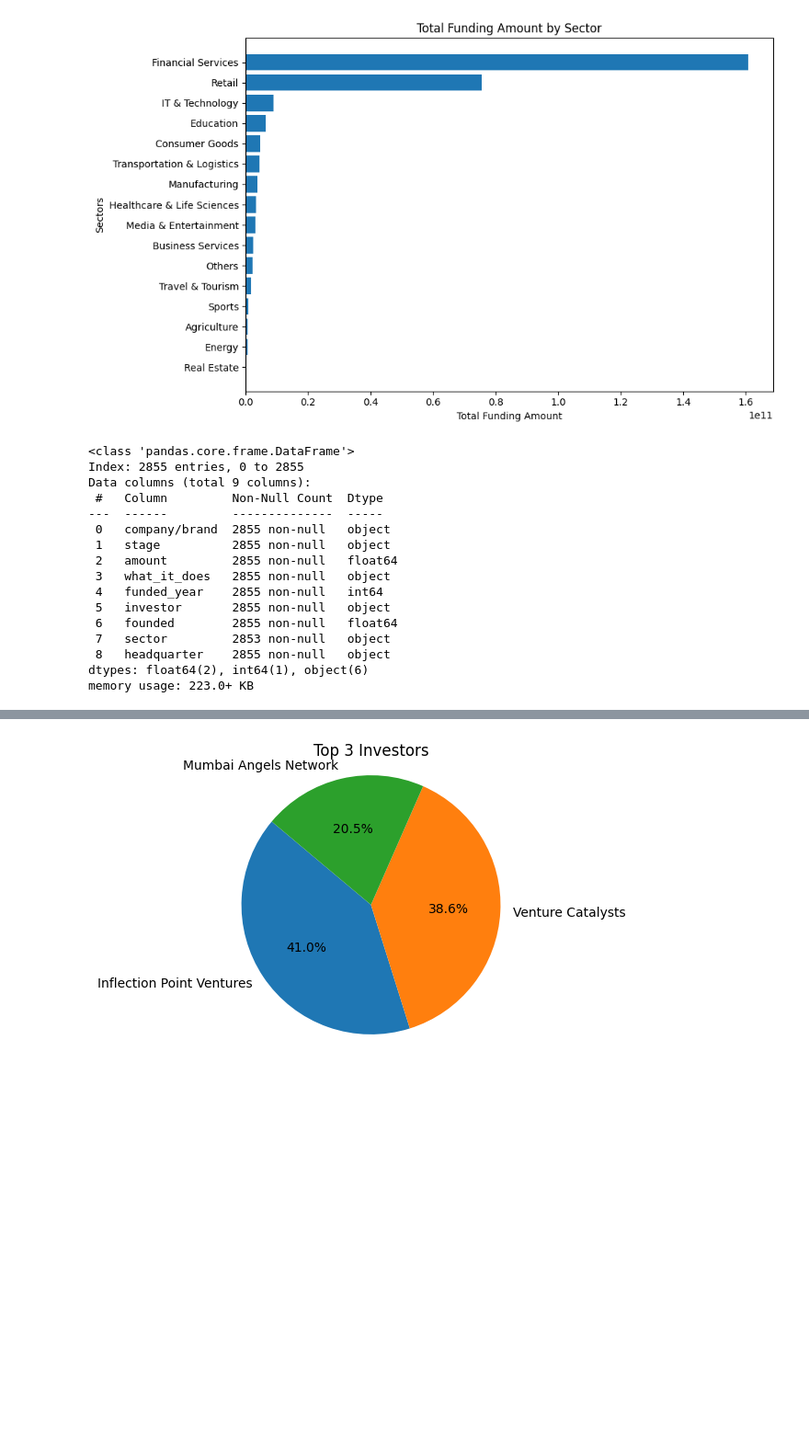
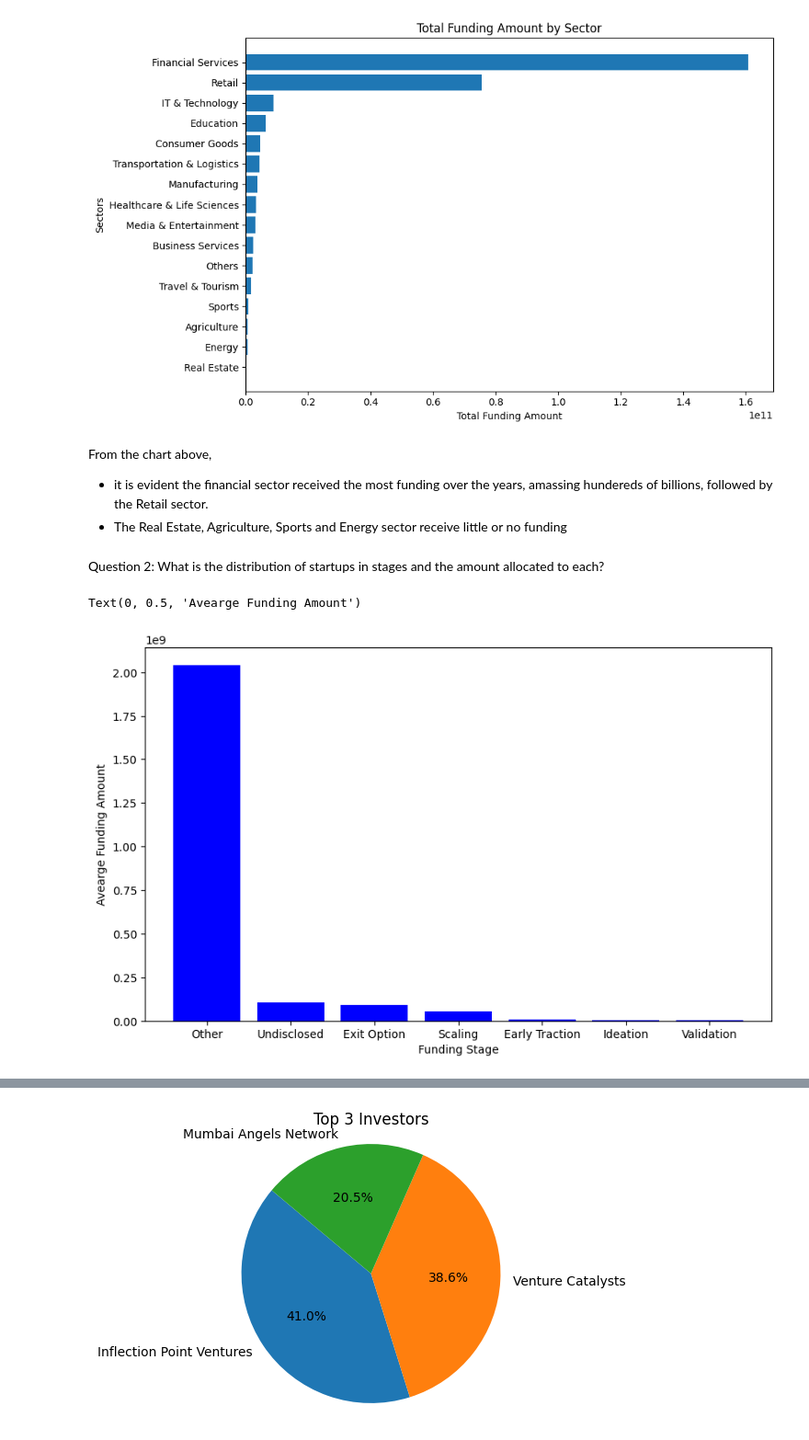
Before and after one commit to Azubi-Team-Selenium/Indian_Start_Up_Analysis, a Jupyter notebook: start_up_analysis.ipynb, the cells around one changed output, grey strips where cells are left out. Shown at 92% size. Drawn from its saved outputs; the diff is of its cells as text; code cells hidden in the pictures; blank space fills up the shorter version.

```diff
--- a/start_up_analysis.ipynb
+++ b/start_up_analysis.ipynb
@@ -3119,19 +3117,17 @@ fig = px.treemap(df, path=['headquarter'], values='amount', title='Distribution
-# %%
-df.info()
-# %% [output]
-<class 'pandas.core.frame.DataFrame'>
-Index: 2855 entries, 0 to 2855
-Data columns (total 9 columns):
- #   Column         Non-Null Count  Dtype
----  ------         --------------  -----
- 0   company/brand  2855 non-null   object
- 1   stage          2855 non-null   object
- 2   amount         2855 non-null   float64
- 3   what_it_does   2855 non-null   object
- 4   funded_year    2855 non-null   int64
- 5   investor       2855 non-null   object
- 6   founded        2855 non-null   float64
- 7   sector         2853 non-null   object
- 8   headquarter    2855 non-null   object
-dtypes: float64(2), int64(1), object(6)
-memory usage: 223.0+ KB
+# %% [markdown]
+From the chart above,
+* it is evident the financial sector received the most funding over the years, amassing hundereds of billions, followed by the Retail sector.
+* The Real Estate, Agriculture, Sports and Energy sector receive little or no funding
+# %% [markdown]
+Question 2: What is the distribution of startups in stages and the amount allocated to each?
+# %%
+funding_by_stage =df.groupby('stage')[['amount']].mean().sort_values('amount', ascending=False)
+
+# Visualize results
+plt.figure(figsize=(10, 6))
+plt.bar(funding_by_stage.index, funding_by_stage['amount'], color='blue')
+plt.xlabel('Funding Stage')
+plt.ylabel('Avearge Funding Amount')
+# %% [output]
+Text(0, 0.5, 'Avearge Funding Amount')
+[figure, added]
```
Also changed, not shown: parts of 15 cells of this notebook.
